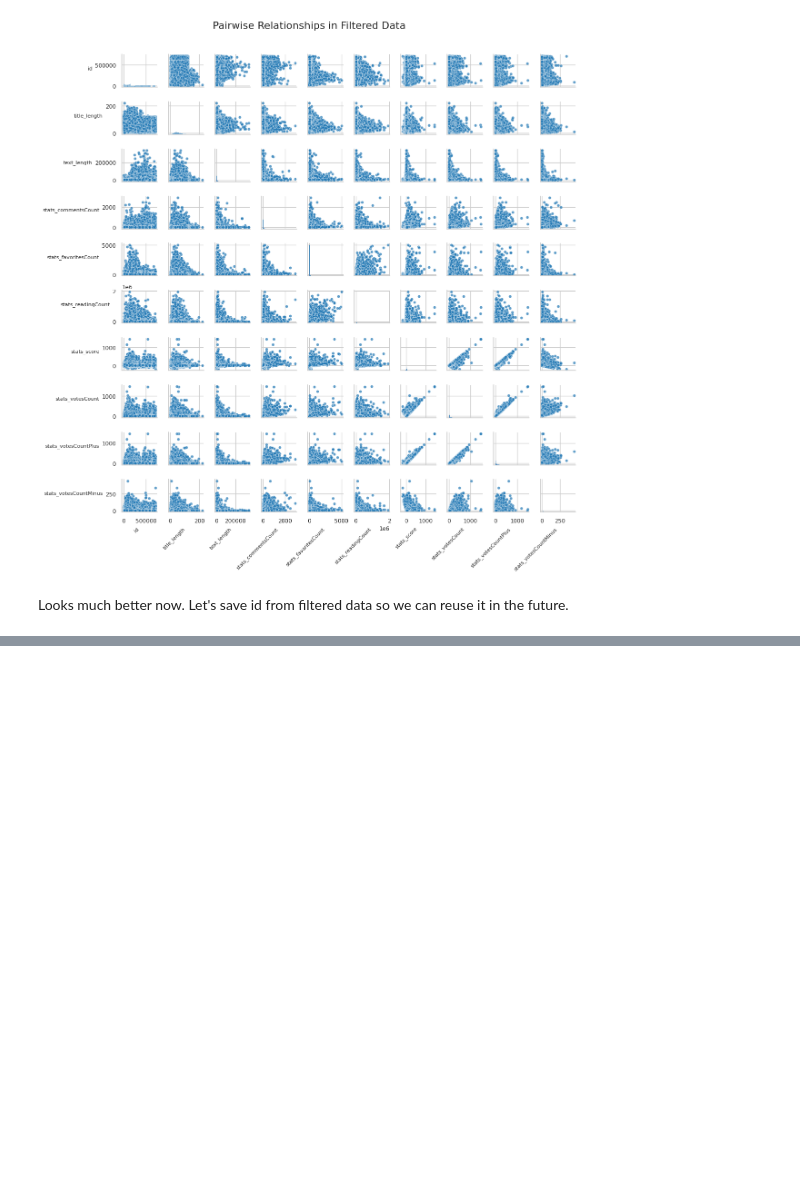
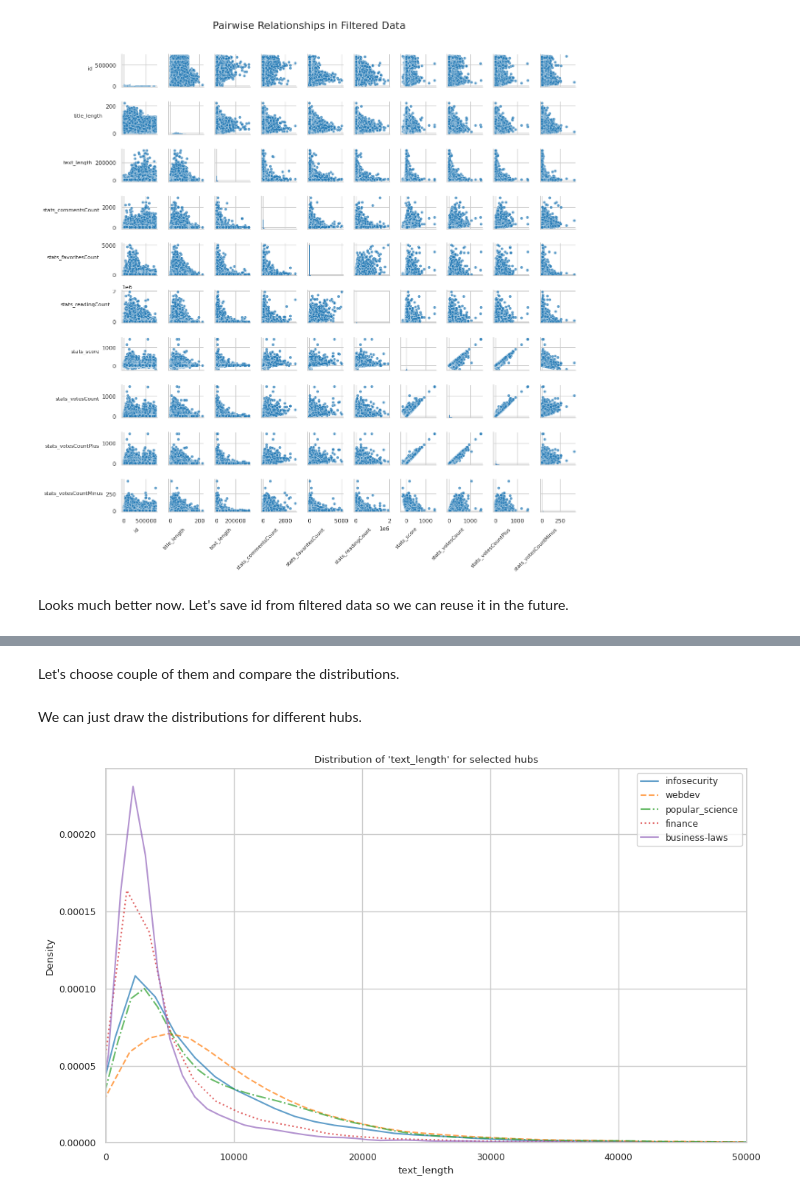
Before and after one commit to MrDelrus/habr-article-analyzer, a Jupyter notebook: notebooks/exploratory_data_analysis/data_visualization.ipynb, the cells around one changed output, grey strips where cells are left out. Drawn from its saved outputs; the diff is of its cells as text; code cells hidden in the pictures; blank space fills up the shorter version.

Commit message:
Checkpoint1: finished EDA for target and texts (#8)
* finished eda

* adjusted language and fixed requirement

* notebook rerun after linter fixes

```diff
--- a/notebooks/exploratory_data_analysis/data_visualization.ipynb
+++ b/notebooks/exploratory_data_analysis/data_visualization.ipynb
@@ -171,0 +210,6 @@ Let's set a clear purpose for such section. We will formulate it in the followin
+# %%
+filtered_ids = pd.read_csv(
+    settings.data_dir / "interim/filtered_indexes.csv", index_col=0
+)["id"]
+
+filtered_df = full_df[full_df.id.isin(filtered_ids)].copy()
@@ -171,0 +234,67 @@ Let's set a clear purpose for such section. We will formulate it in the followin
+# %% [markdown]
+Let's choose couple of them and compare the distributions.
+# %%
+hubs_for_analysis = [
+    "infosecurity",
+    "webdev",
+    "popular_science",
+    "finance",
+    "business-laws",
+]
+# %% [markdown]
+We can just draw the distributions for different hubs.
+# %%
+def plot_hub_distributions(
+    df, hubs, column_name, kind="kde", figsize=(10, 6), xlim=None
+):
+    """
+    Plot distributions of a column for selected hubs.
+    """
+    sns.set_style("whitegrid")
+    plt.figure(figsize=figsize)
+
+    palette = sns.color_palette("tab10", n_colors=len(hubs))
+    linestyles = ["-", "--", "-.", ":"] * ((len(hubs) // 4) + 1)
+
+    for i, hub in enumerate(hubs):
+        hub_df = df[df["hubs"].apply(lambda x: hub in x)]
+        if hub_df.empty:
+            continue
+
+        if kind == "kde":
+            sns.kdeplot(
+                data=hub_df,
+                x=column_name,
+                label=hub,
+                color=palette[i],
+                linestyle=linestyles[i],
+                fill=False,
+                alpha=0.7,
+            )
+        elif kind == "hist":
+            sns.histplot(
+                data=hub_df,
+                x=column_name,
+                label=hub,
+                color=palette[i],
+                alpha=0.5,
+                bins=30,
+            )
+
+    plt.title(f"Distribution of '{column_name}' for selected hubs")
+    plt.xlabel(column_name)
+    plt.ylabel("Density" if kind == "kde" else "Count")
+
+    if xlim:
+        plt.xlim(xlim)
+
+    plt.legend()
+    plt.tight_layout()
+    plt.show()
+
+
+plot_hub_distributions(
+    filtered_df, hubs_for_analysis, "text_length", xlim=(-10, 50_000)
+)
+# %% [output]
+[figure, added]
```
Also changed, not shown: parts of 38 cells of this notebook, 5 other files.
